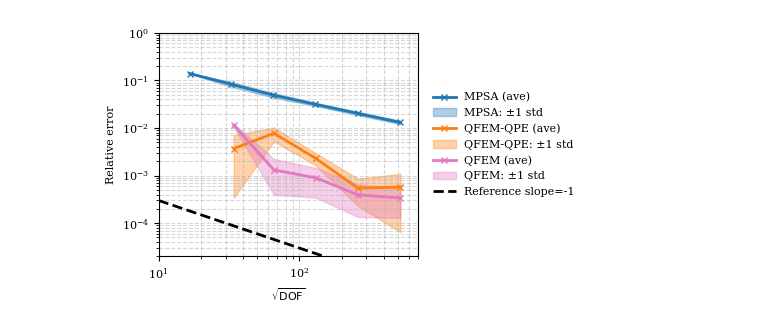
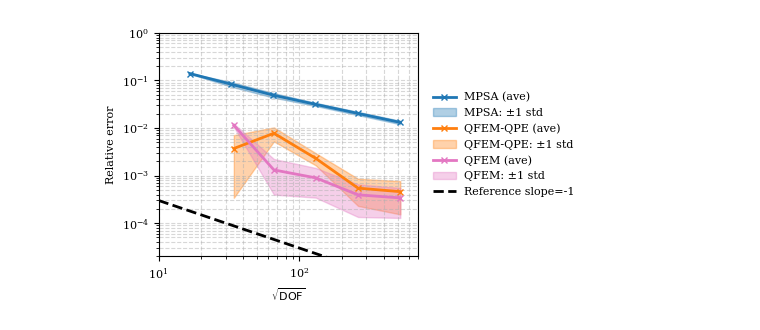
Before and after one commit to RonghaoCui/fracture_sif_computation, a Jupyter notebook: plotfigs/rotation/PlotAll_ws_conv_fittedparams.ipynb, the cells around one changed output. Drawn from its saved outputs; the diff is of its cells as text; code cells hidden in the pictures.

```diff
--- a/plotfigs/rotation/PlotAll_ws_conv_fittedparams.ipynb
+++ b/plotfigs/rotation/PlotAll_ws_conv_fittedparams.ipynb
@@ -42,11 +42,11 @@ femqpe_dofs = np.array([
 ])
 
 err_ave_femqpe = np.array([
-    0.00370928, 0.00776501, 0.00229425, 0.00054491, 0.00057612
+    0.00370928, 0.00776501, 0.00229425, 0.00054491, 0.00045933
 ])
 
 err_std_femqpe = np.array([
-    0.00336796, 0.00253469, 0.00065855, 0.0003145, 0.00051088
+    0.00336796, 0.00253469, 0.00065855, 0.0003145,  0.00030637
 ])
 
 # QFEM
@@ -168,31 +168,31 @@ ax.loglog(
     label="Reference slope=-1"
 )
 
 ax.xaxis.set_major_formatter(formatter)
 ax.yaxis.set_major_formatter(formatter)
 ax.set_xlim(10, 700)
 ax.set_ylim(0.00002, 1.0)
 ax.xaxis.set_major_locator(LogLocator(base=10))
 ax.xaxis.set_major_formatter(LogFormatterMathtext())
 ax.xaxis.set_minor_locator(LogLocator(base=10, subs=np.arange(2, 10) * 0.1))
 
 ax.yaxis.set_major_locator(LogLocator(base=10))
 ax.yaxis.set_major_formatter(LogFormatterMathtext())
 ax.yaxis.set_minor_locator(LogLocator(base=10, subs=np.arange(2, 10) * 0.1))
 
 ax.set_xlabel(r"$\sqrt{\mathrm{DOF}}$")
 ax.set_ylabel("Relative error")
 
 # ax.legend(loc="lower left")
 ax.legend(
     loc="center left",
     bbox_to_anchor=(1.02, 0.5),
     frameon=False
 )
 ax.grid(True, which="both", linestyle="--", alpha=0.5)
 plt.tight_layout()
 # plt.savefig("KII_convergence_ws.tiff", format="tiff", dpi=300, bbox_inches="tight", pil_kwargs={"compression": "tiff_lzw"})
 # plt.savefig("sneddon_singularity.eps", format="eps", dpi=300, bbox_inches="tight")
 plt.show()
 # %% [output]
-[figure, old version]
+[figure, new version]
```
Also changed, not shown: 13 other files.
